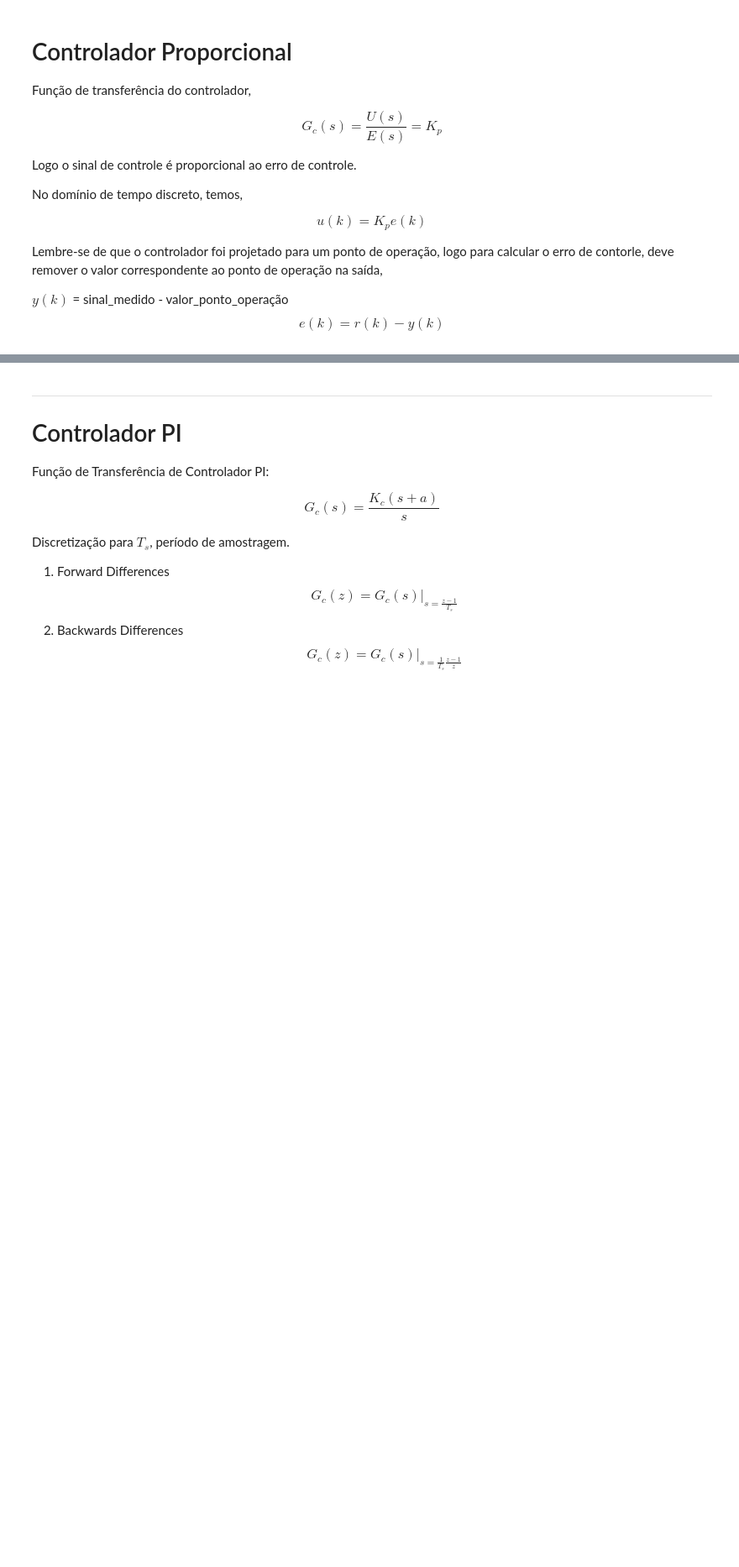
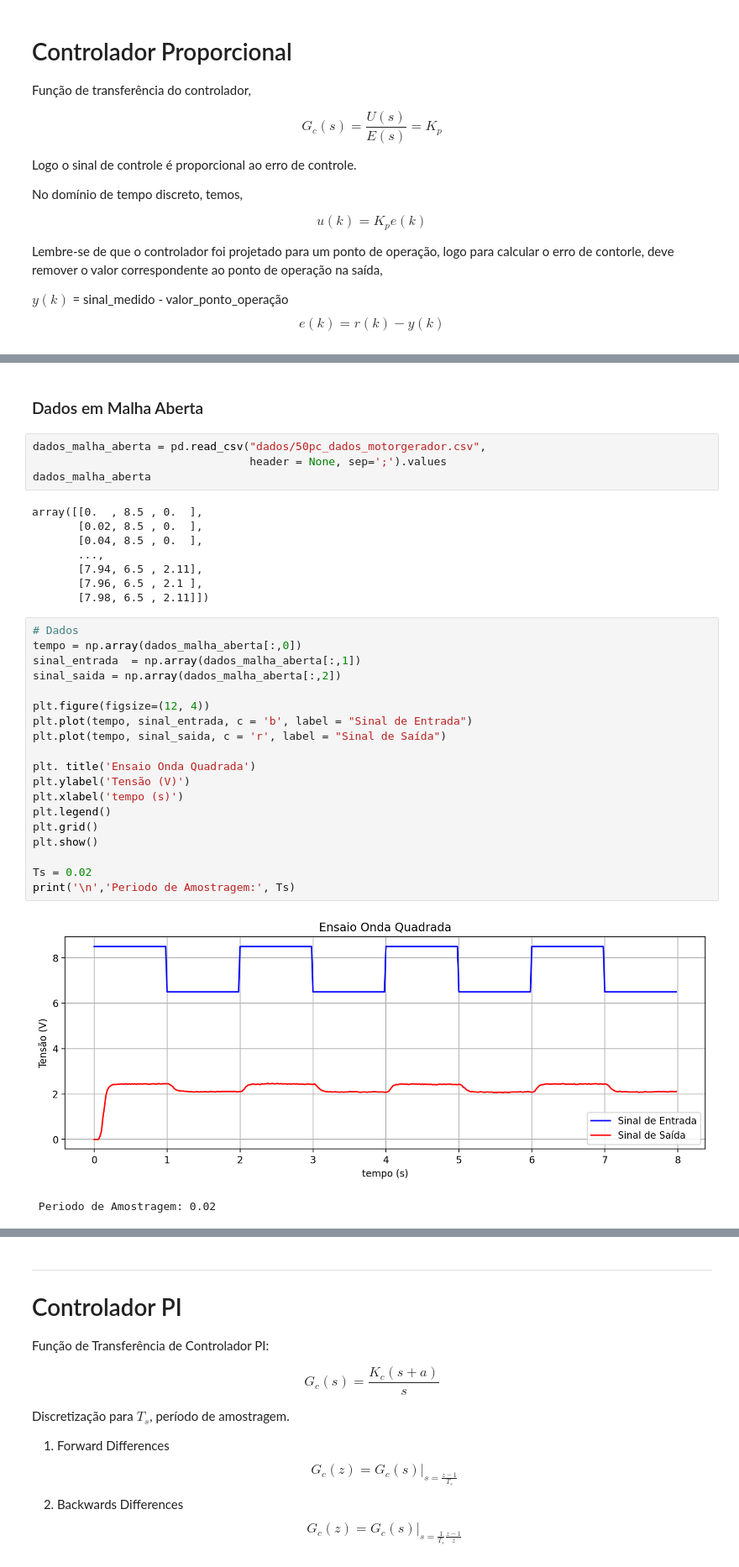
Before and after one commit to Oseiasdfarias/lab_control, a Jupyter notebook: implementacao_controladores_p_pi/Implementação_Controlador_P_e_PI.ipynb, the cells around one changed output, grey strips where cells are left out. Shown at 84% size. Saved outputs shown, nothing was run; the diff lists cells and outputs as text; blank space fills up the shorter version.

```diff
--- a/implementacao_controladores_p_pi/Implementação_Controlador_P_e_PI.ipynb
+++ b/implementacao_controladores_p_pi/Implementação_Controlador_P_e_PI.ipynb
@@ -152,0 +184,36 @@ Gc = ct.tf([Kc*1,Kc*a],[1,0])
+# %% [markdown]
+### Dados em Malha Aberta
+# %%
+dados_malha_aberta = pd.read_csv("dados/50pc_dados_motorgerador.csv",
+                                 header = None, sep=';').values
+dados_malha_aberta
+# %% [output]
+array([[0.  , 8.5 , 0.  ],
+       [0.02, 8.5 , 0.  ],
+       [0.04, 8.5 , 0.  ],
+       ...,
+       [7.94, 6.5 , 2.11],
+       [7.96, 6.5 , 2.1 ],
+       [7.98, 6.5 , 2.11]])
+# %%
+# Dados
+tempo = np.array(dados_malha_aberta[:,0])
+sinal_entrada  = np.array(dados_malha_aberta[:,1])
+sinal_saida = np.array(dados_malha_aberta[:,2])
+
+plt.figure(figsize=(12, 4))
+plt.plot(tempo, sinal_entrada, c = 'b', label = "Sinal de Entrada")
+plt.plot(tempo, sinal_saida, c = 'r', label = "Sinal de Saída")
+
+plt. title('Ensaio Onda Quadrada')
+plt.ylabel('Tensão (V)')
+plt.xlabel('tempo (s)')
+plt.legend()
+plt.grid()
+plt.show()
+
+Ts = 0.02
+print('\n','Periodo de Amostragem:', Ts)
+# %% [output]
+[figure, added]
+ Periodo de Amostragem: 0.02
```
Also changed, not shown: parts of 16 cells of this notebook, 1 other file.
